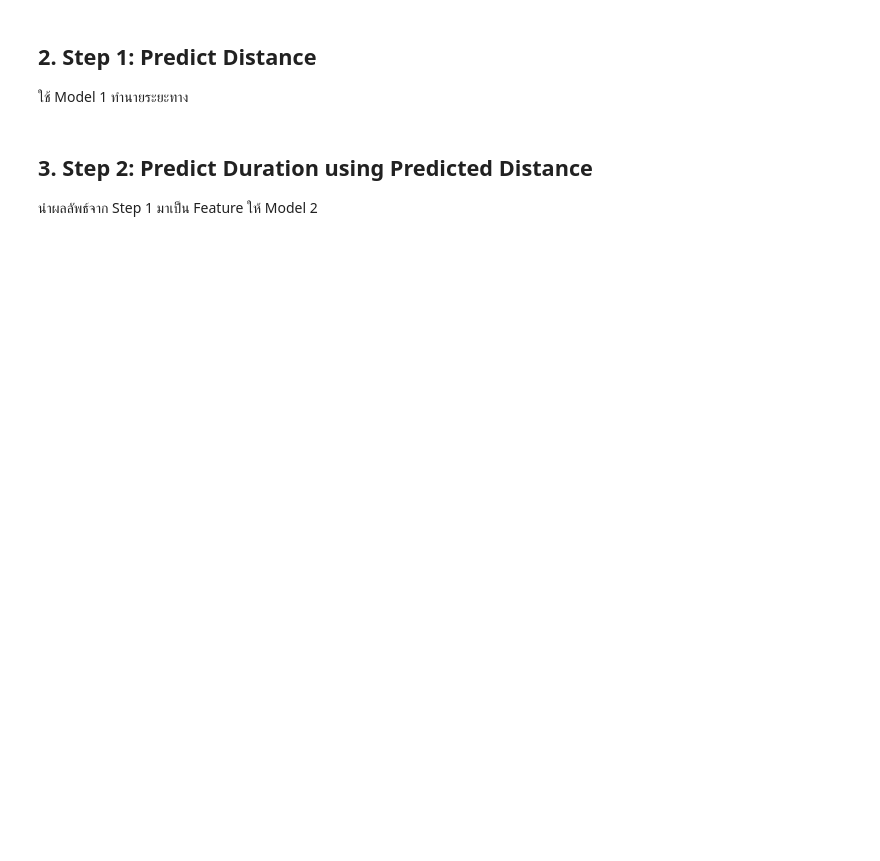
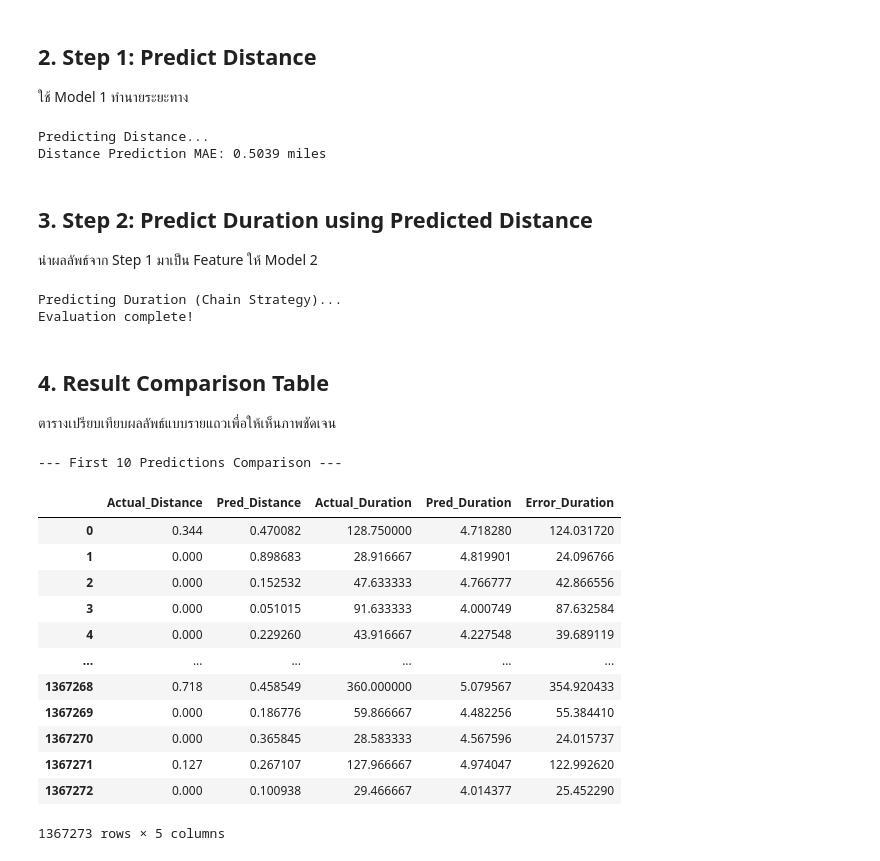
Before and after one commit to ThnaChamp/us-traffic-incident-analysis, a Jupyter notebook: notebooks/05_model_evaluation.ipynb, the cells around one changed output. Saved outputs shown, nothing was run; the diff lists cells and outputs as text; code cells hidden in the pictures; blank space fills up the shorter version.

```diff
--- a/notebooks/05_model_evaluation.ipynb
+++ b/notebooks/05_model_evaluation.ipynb
@@ -36,23 +39,55 @@ pred_distance = model_dist.predict(X_test)
 
 # ตรวจสอบผลลัพธ์ของ Model 1
 dist_mae = mean_absolute_error(y_true["Distance(mi)"], pred_distance)
-print(f"Distance Prediction MAE: {dist_mae:.4f}")
+print(f"Distance Prediction MAE: {dist_mae:.4f} miles")
+# %% [output]
+Predicting Distance...
+Distance Prediction MAE: 0.5039 miles
 # %% [markdown]
 ## 3. Step 2: Predict Duration using Predicted Distance
 นำผลลัพธ์จาก Step 1 มาเป็น Feature ให้ Model 2
 # %%
-X_test_with_dist = X_test.copy()
-X_test_with_dist["Distance(mi)"] = pred_distance
+X_test_with_pred_dist = X_test.copy()
+X_test_with_pred_dist["Distance(mi)"] = pred_distance
 
-print("Predicting Duration...")
-pred_duration = model_dur.predict(X_test_with_dist)
+print("Predicting Duration (Chain Strategy)...")
+pred_duration_chain = model_dur.predict(X_test_with_pred_dist)
 
-# ตรวจสอบผลลัพธ์ของ Model 2 (Final Prediction)
-dur_mae = mean_absolute_error(y_true["Duration(min)"], pred_duration)
-dur_rmse = np.sqrt(mean_squared_error(y_true["Duration(min)"], pred_duration))
-dur_r2 = r2_score(y_true["Duration(min)"], pred_duration)
+# --- Oracle Test (เพื่อดูว่าถ้าทำนายระยะทางเป๊ะ ผลลัพธ์จะเป็นอย่างไร) ---
+X_test_with_true_dist = X_test.copy()
+X_test_with_true_dist["Distance(mi)"] = y_true["Distance(mi)"]
+pred_duration_oracle = model_dur.predict(X_test_with_true_dist)
 
-print(f"\n--- Final Evaluation (Duration) ---")
-print(f"MAE:  {dur_mae:.4f} minutes")
-print(f"RMSE: {dur_rmse:.4f} minutes")
-print(f"R2:   {dur_r2:.4f}")
+print("Evaluation complete!")
+# %% [output]
+Predicting Duration (Chain Strategy)...
+Evaluation complete!
+# %% [markdown]
+## 4. Result Comparison Table
+ตารางเปรียบเทียบผลลัพธ์แบบรายแถวเพื่อให้เห็นภาพชัดเจน
+# %%
+results_df = pd.DataFrame({
+    'Actual_Distance': y_true['Distance(mi)'],
+    'Pred_Distance': pred_distance,
+    'Actual_Duration': y_true['Duration(min)'],
+    'Pred_Duration': pred_duration_chain,
+    'Error_Duration': np.abs(y_true['Duration(min)'] - pred_duration_chain)
+})
+
+print("\n--- First 10 Predictions Comparison ---")
+display(results_df)
+# %% [output]
+--- First 10 Predictions Comparison ---
+|  | Actual_Distance | Pred_Distance | Actual_Duration | Pred_Duration | Error_Duration |
+| 0 | 0.344 | 0.470082 | 128.750000 | 4.718280 | 124.031720 |
+| 1 | 0.000 | 0.898683 | 28.916667 | 4.819901 | 24.096766 |
+| 2 | 0.000 | 0.152532 | 47.633333 | 4.766777 | 42.866556 |
+| 3 | 0.000 | 0.051015 | 91.633333 | 4.000749 | 87.632584 |
+| 4 | 0.000 | 0.229260 | 43.916667 | 4.227548 | 39.689119 |
+| ... | ... | ... | ... | ... | ... |
+| 1367268 | 0.718 | 0.458549 | 360.000000 | 5.079567 | 354.920433 |
+| 1367269 | 0.000 | 0.186776 | 59.866667 | 4.482256 | 55.384410 |
+| 1367270 | 0.000 | 0.365845 | 28.583333 | 4.567596 | 24.015737 |
+| 1367271 | 0.127 | 0.267107 | 127.966667 | 4.974047 | 122.992620 |
+| 1367272 | 0.000 | 0.100938 | 29.466667 | 4.014377 | 25.452290 |
+1367273 rows × 5 columns
```
Also changed, not shown: parts of 7 cells of this notebook, 3 other files.
